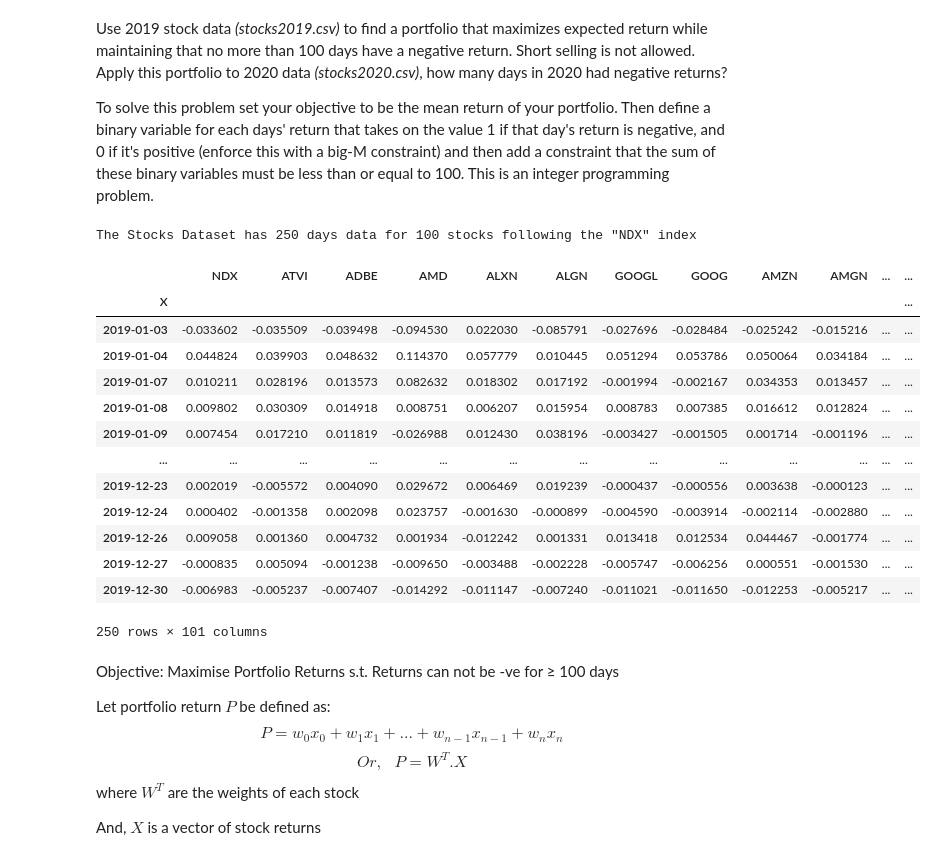
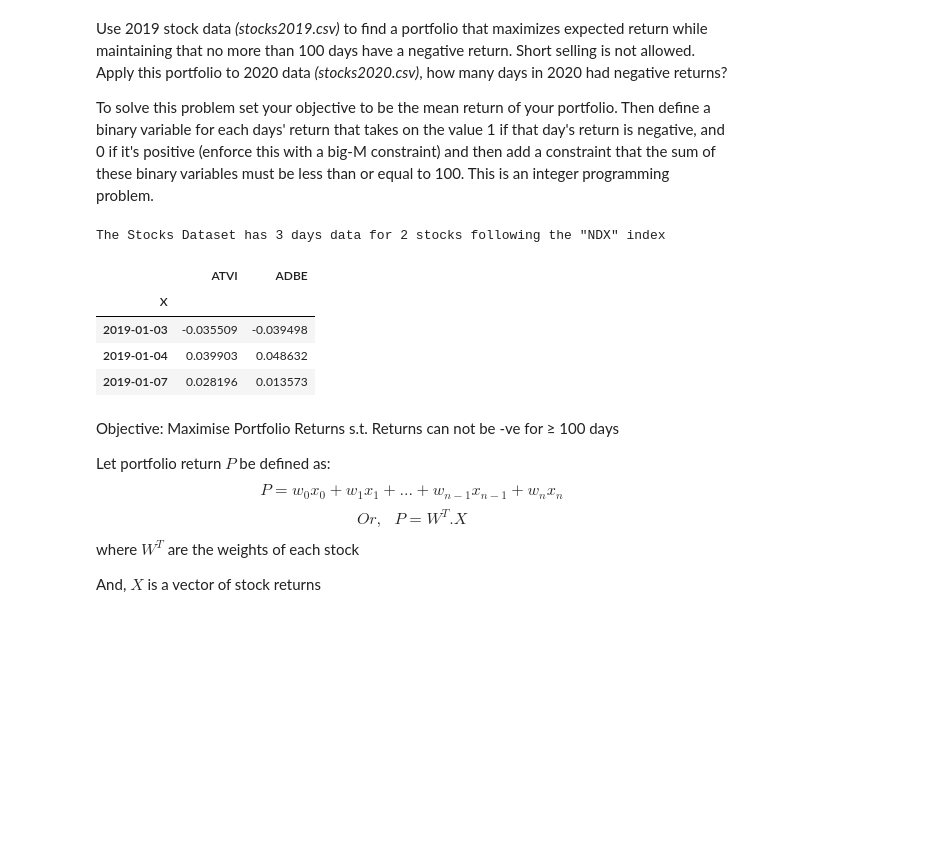
Before and after one commit to rohitashwachaks/advanced_optimisation, a Jupyter notebook: Assignments/HW2/HW2.ipynb, the cells around one changed output. Drawn from its saved outputs; the diff is of its cells as text; code cells hidden in the pictures; blank space fills up the shorter version.

```diff
--- a/Assignments/HW2/HW2.ipynb
+++ b/Assignments/HW2/HW2.ipynb
@@ -156,27 +156,20 @@ To solve this problem set your objective to be the mean return of your portfolio
 # %%
 stocks2019 = pd.read_csv('stocks2019.csv')
 stocks2019.X = pd.to_datetime(stocks2019.X)
 stocks2019.set_index('X', inplace= True)
 #Changing price levels to returns and discarding first row
 stocks2019 = stocks2019.pct_change().iloc[1:]
+stocks2019 = stocks2019.iloc[:3,:3]
 print(f'The Stocks Dataset has {stocks2019.shape[0]} days data for {stocks2019.shape[1] - 1} stocks following the "NDX" index')
+stocks2019.drop(['NDX'], axis = 1, inplace = True)
 stocks2019
 # %% [output]
-The Stocks Dataset has 250 days data for 100 stocks following the "NDX" index
+The Stocks Dataset has 3 days data for 2 stocks following the "NDX" index
-|  | NDX | ATVI | ADBE | AMD | ALXN | ALGN | GOOGL | GOOG | AMZN | AMGN | ... | ... |
-| X |  |  |  |  |  |  |  |  |  |  |  | ... |
-| 2019-01-03 | -0.033602 | -0.035509 | -0.039498 | -0.094530 | 0.022030 | -0.085791 | -0.027696 | -0.028484 | -0.025242 | -0.015216 | ... | ... |
-| 2019-01-04 | 0.044824 | 0.039903 | 0.048632 | 0.114370 | 0.057779 | 0.010445 | 0.051294 | 0.053786 | 0.050064 | 0.034184 | ... | ... |
-| 2019-01-07 | 0.010211 | 0.028196 | 0.013573 | 0.082632 | 0.018302 | 0.017192 | -0.001994 | -0.002167 | 0.034353 | 0.013457 | ... | ... |
-| 2019-01-08 | 0.009802 | 0.030309 | 0.014918 | 0.008751 | 0.006207 | 0.015954 | 0.008783 | 0.007385 | 0.016612 | 0.012824 | ... | ... |
-| 2019-01-09 | 0.007454 | 0.017210 | 0.011819 | -0.026988 | 0.012430 | 0.038196 | -0.003427 | -0.001505 | 0.001714 | -0.001196 | ... | ... |
-| ... | ... | ... | ... | ... | ... | ... | ... | ... | ... | ... | ... | ... |
-| 2019-12-23 | 0.002019 | -0.005572 | 0.004090 | 0.029672 | 0.006469 | 0.019239 | -0.000437 | -0.000556 | 0.003638 | -0.000123 | ... | ... |
-| 2019-12-24 | 0.000402 | -0.001358 | 0.002098 | 0.023757 | -0.001630 | -0.000899 | -0.004590 | -0.003914 | -0.002114 | -0.002880 | ... | ... |
-| 2019-12-26 | 0.009058 | 0.001360 | 0.004732 | 0.001934 | -0.012242 | 0.001331 | 0.013418 | 0.012534 | 0.044467 | -0.001774 | ... | ... |
-| 2019-12-27 | -0.000835 | 0.005094 | -0.001238 | -0.009650 | -0.003488 | -0.002228 | -0.005747 | -0.006256 | 0.000551 | -0.001530 | ... | ... |
-| 2019-12-30 | -0.006983 | -0.005237 | -0.007407 | -0.014292 | -0.011147 | -0.007240 | -0.011021 | -0.011650 | -0.012253 | -0.005217 | ... | ... |
+|  | ATVI | ADBE |
+| X |  |  |
+| 2019-01-03 | -0.035509 | -0.039498 |
+| 2019-01-04 | 0.039903 | 0.048632 |
+| 2019-01-07 | 0.028196 | 0.013573 |
-250 rows × 101 columns
 # %% [markdown]
 Objective: Maximise Portfolio Returns s.t. Returns can not be -ve for ≥ 100 days
 
```
Also changed, not shown: parts of 10 cells of this notebook.
